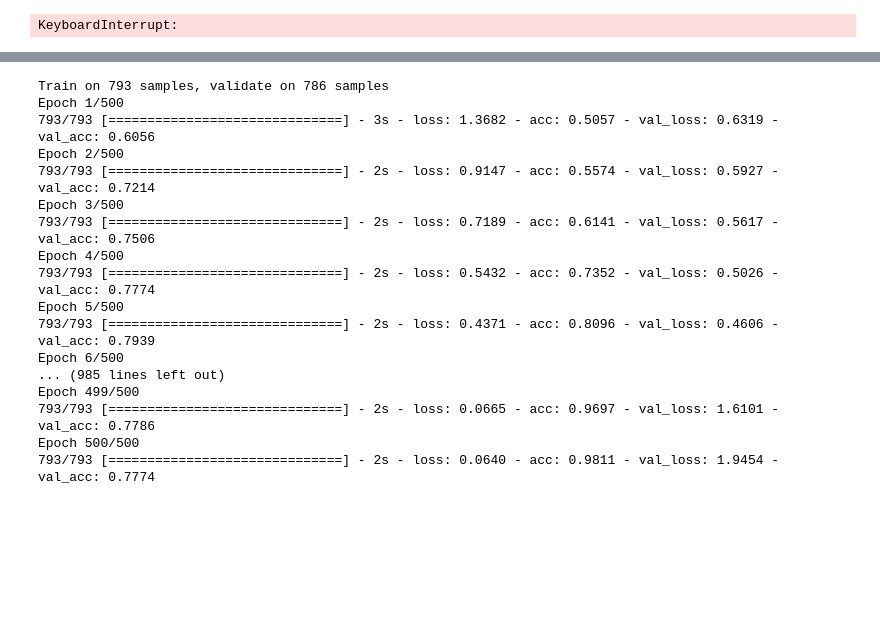
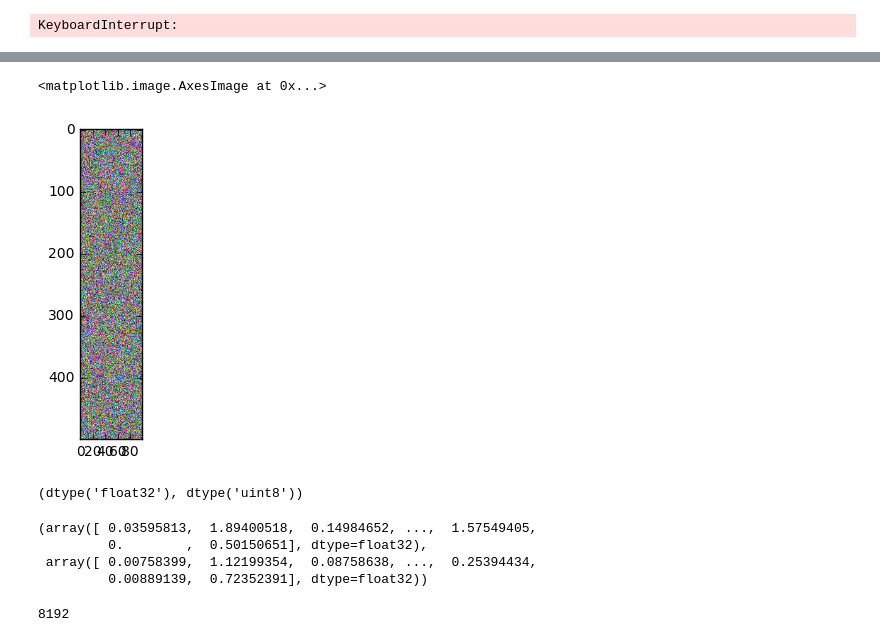
Before and after one commit to matthew-sochor-zz/fish.io.ai, a Jupyter notebook: modeling/Fish CNN modeling.ipynb, the cells around one changed output, grey strips where cells are left out. Saved outputs shown, nothing was run; the diff lists cells and outputs as text; code cells hidden in the pictures; blank space fills up the shorter version.

```diff
--- a/modeling/Fish CNN modeling.ipynb
+++ b/modeling/Fish CNN modeling.ipynb
@@ -480,20 +173,26 @@ def train_top_model_5(X_train, Y_train, X_test, Y_test, top_model_weights_path,
-# %%
-perch_model = train_top_model_5(X_train, Y_train, X_test, Y_test, 'data/resnet_5_perch.h5', epochs=500)
-# %% [output]
-Train on 793 samples, validate on 786 samples
-Epoch 1/500
-793/793 [==============================] - 3s - loss: 1.3682 - acc: 0.5057 - val_loss: 0.6319 - val_acc: 0.6056
-Epoch 2/500
-793/793 [==============================] - 2s - loss: 0.9147 - acc: 0.5574 - val_loss: 0.5927 - val_acc: 0.7214
-Epoch 3/500
-793/793 [==============================] - 2s - loss: 0.7189 - acc: 0.6141 - val_loss: 0.5617 - val_acc: 0.7506
-Epoch 4/500
-793/793 [==============================] - 2s - loss: 0.5432 - acc: 0.7352 - val_loss: 0.5026 - val_acc: 0.7774
-Epoch 5/500
-793/793 [==============================] - 2s - loss: 0.4371 - acc: 0.8096 - val_loss: 0.4606 - val_acc: 0.7939
-Epoch 6/500
-... (985 lines left out)
-Epoch 499/500
-793/793 [==============================] - 2s - loss: 0.0665 - acc: 0.9697 - val_loss: 1.6101 - val_acc: 0.7786
-Epoch 500/500
-793/793 [==============================] - 2s - loss: 0.0640 - acc: 0.9811 - val_loss: 1.9454 - val_acc: 0.7774
+# %%
+%matplotlib inline
+
+from matplotlib import pyplot as plt
+
+plt.imshow(np.random.randint(0, 255, size=(500, 100, 3)))
+# %% [output]
+<matplotlib.image.AxesImage at 0x...>
+[figure, added]
+# %%
+#plt.imshow(np.load('data/aug/test/0530-00-img-carp-1.npy').astype(np.uint8))
+np.load('data/aug/test/0530-00-img-carp-1.npy').dtype, np.load('data/arr/test/0091-img-carp-0.npy').dtype
+#plt.imshow(np.load('data/arr/test/0091-img-carp-0.npy'))
+# %% [output]
+(dtype('float32'), dtype('uint8'))
+# %%
+np.load('data/emb/train/1243-03-img-carp-1.npy'), np.load('data/emb/test/0112-img-white_perch-2.npy')
+# %% [output]
+(array([ 0.03595813,  1.89400518,  0.14984652, ...,  1.57549405,
+         0.        ,  0.50150651], dtype=float32),
+ array([ 0.00758399,  1.12199354,  0.08758638, ...,  0.25394434,
+         0.00889139,  0.72352391], dtype=float32))
+# %%
+2048*4
+# %% [output]
+8192
```
Also changed, not shown: parts of 24 cells of this notebook, 2 other files.
